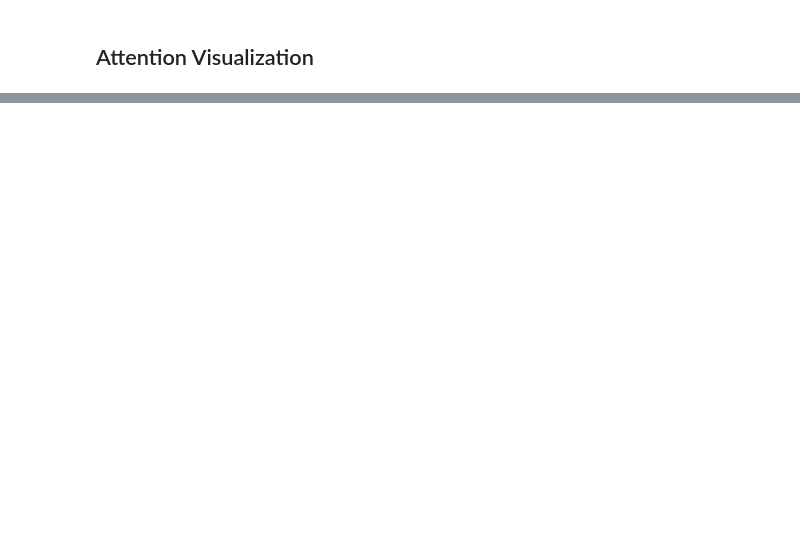
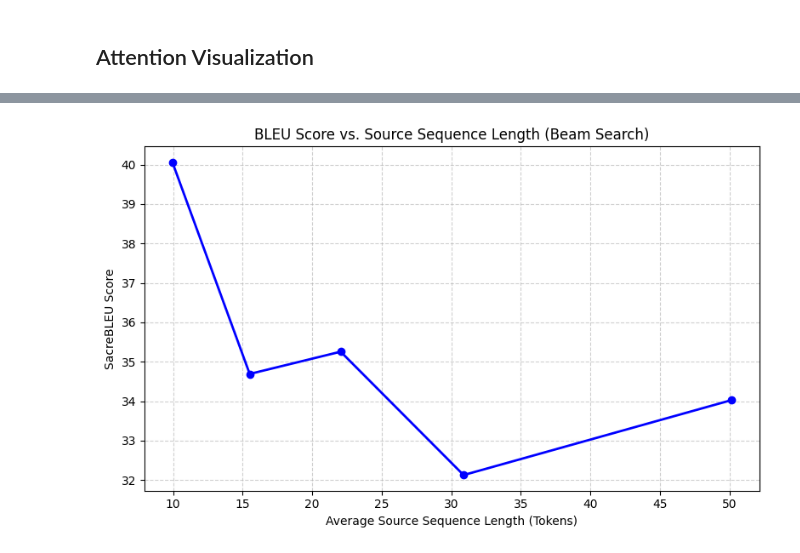
Before and after one commit to kickinthedoor/Transformer, a Jupyter notebook: phase2_iwslt14.ipynb, the cells around one changed output, grey strips where cells are left out. Cells and saved outputs as stored; diff of their text form; code cells hidden in the pictures; blank space fills up the shorter version.

```diff
--- a/phase2_iwslt14.ipynb
+++ b/phase2_iwslt14.ipynb
@@ -557,0 +729,26 @@ plot_bleu_vs_length(
+# %%
+import importlib
+import evaluation
+importlib.reload(evaluation)
+from evaluation import plot_bleu_vs_length
+
+# Beam search variant of the plot above -- greedy decoding understates real
+# quality (same reason the val/test BLEU investigation found earlier), so
+# this is the one worth using in the writeup. Reuses val_sample_loader (the
+# 500-sentence sample built earlier for the val-beam-search check) rather
+# than the full val set: beam search decodes one sentence at a time, so
+# running it over all 7,236 val sentences would take a long time for a plot.
+plot_bleu_vs_length(
+    model=model,
+    dataloader=val_sample_loader,
+    tgt_tokenizer=en_tok,
+    src_tokenizer=de_tok,
+    device=device,
+    max_len=110,
+    num_bins=5,
+    use_beam_search=True,
+    beam_size=4,
+    alpha=0.6
+)
+# %% [output]
+[figure, added]
```
Also changed, not shown: parts of 19 cells of this notebook, 20 other files.
